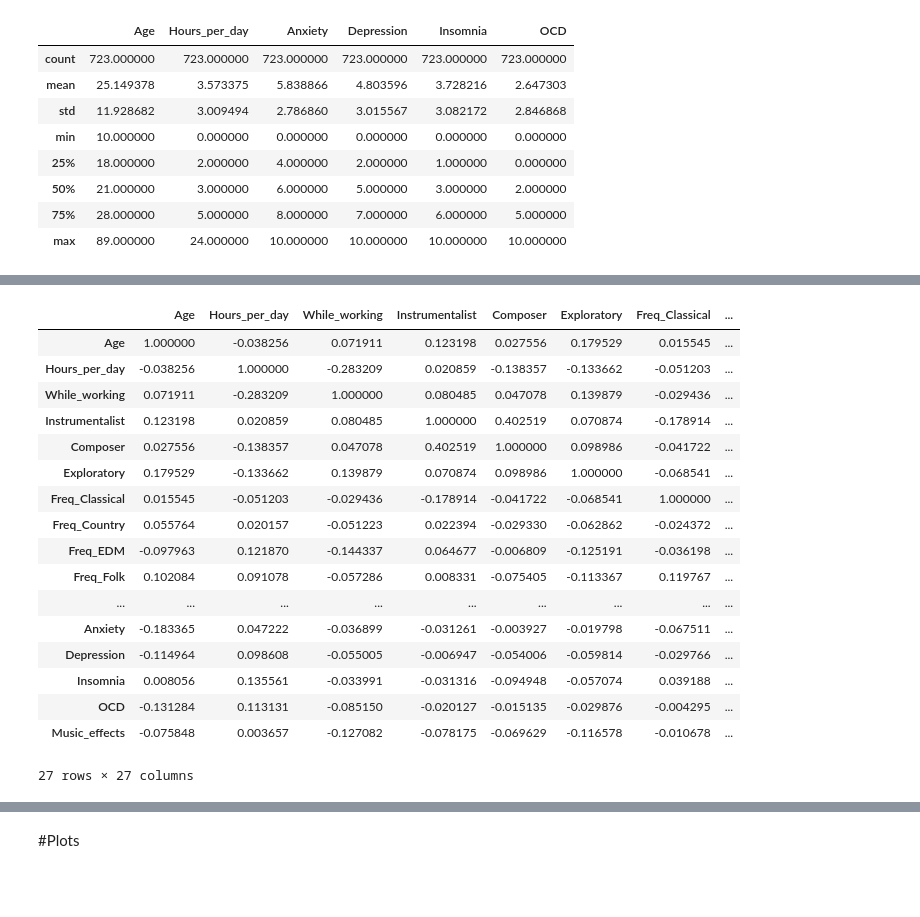
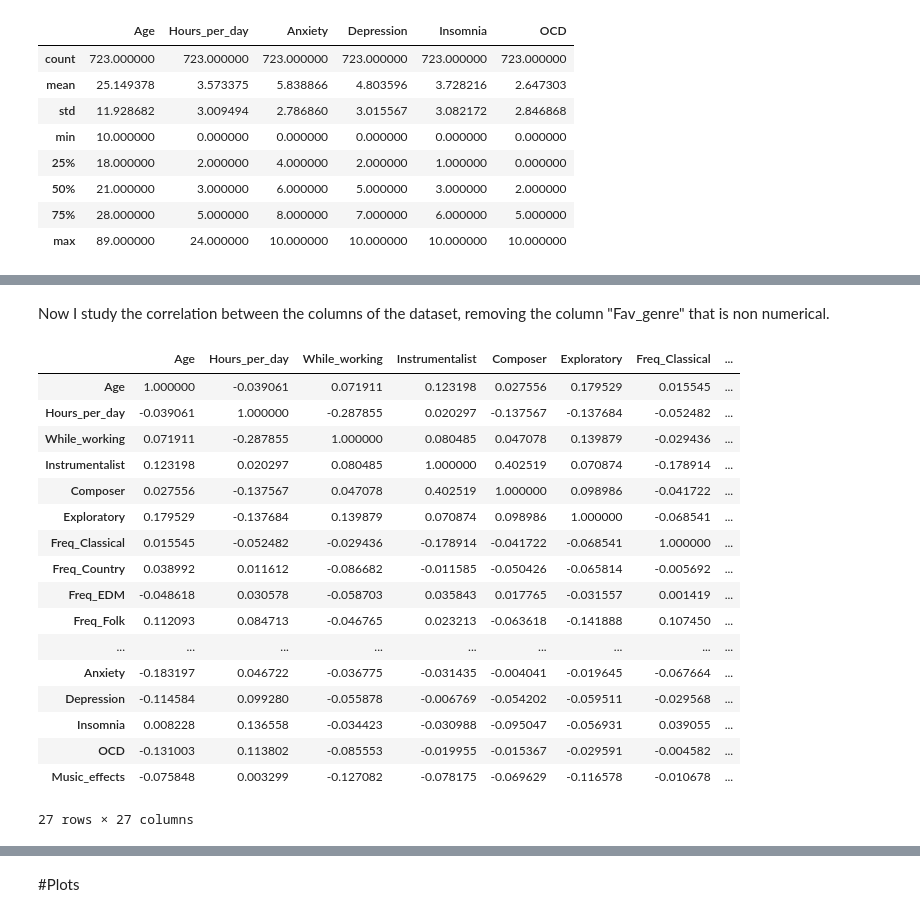
Before and after one commit to alessiasanfelici/Programming-2022-2023, a Jupyter notebook: Project_Programming (1).ipynb, the cells around one changed output, grey strips where cells are left out. Saved outputs shown, nothing was run; the diff lists cells and outputs as text; code cells hidden in the pictures; blank space fills up the shorter version.

Commit message:
Optimization of the esploration of the dataset

```diff
--- a/Project_Programming (1).ipynb
+++ b/Project_Programming (1).ipynb
@@ -213,22 +213,25 @@ memory usage: 163.8+ KB
-# %%
-music_health_df.corr()
-# %% [output]
-|  | Age | Hours_per_day | While_working | Instrumentalist | Composer | Exploratory | Freq_Classical | ... |
-| Age | 1.000000 | -0.038256 | 0.071911 | 0.123198 | 0.027556 | 0.179529 | 0.015545 | ... |
-| Hours_per_day | -0.038256 | 1.000000 | -0.283209 | 0.020859 | -0.138357 | -0.133662 | -0.051203 | ... |
-| While_working | 0.071911 | -0.283209 | 1.000000 | 0.080485 | 0.047078 | 0.139879 | -0.029436 | ... |
-| Instrumentalist | 0.123198 | 0.020859 | 0.080485 | 1.000000 | 0.402519 | 0.070874 | -0.178914 | ... |
-| Composer | 0.027556 | -0.138357 | 0.047078 | 0.402519 | 1.000000 | 0.098986 | -0.041722 | ... |
-| Exploratory | 0.179529 | -0.133662 | 0.139879 | 0.070874 | 0.098986 | 1.000000 | -0.068541 | ... |
-| Freq_Classical | 0.015545 | -0.051203 | -0.029436 | -0.178914 | -0.041722 | -0.068541 | 1.000000 | ... |
-| Freq_Country | 0.055764 | 0.020157 | -0.051223 | 0.022394 | -0.029330 | -0.062862 | -0.024372 | ... |
-| Freq_EDM | -0.097963 | 0.121870 | -0.144337 | 0.064677 | -0.006809 | -0.125191 | -0.036198 | ... |
-| Freq_Folk | 0.102084 | 0.091078 | -0.057286 | 0.008331 | -0.075405 | -0.113367 | 0.119767 | ... |
-| ... | ... | ... | ... | ... | ... | ... | ... | ... |
-| Anxiety | -0.183365 | 0.047222 | -0.036899 | -0.031261 | -0.003927 | -0.019798 | -0.067511 | ... |
-| Depression | -0.114964 | 0.098608 | -0.055005 | -0.006947 | -0.054006 | -0.059814 | -0.029766 | ... |
-| Insomnia | 0.008056 | 0.135561 | -0.033991 | -0.031316 | -0.094948 | -0.057074 | 0.039188 | ... |
-| OCD | -0.131284 | 0.113131 | -0.085150 | -0.020127 | -0.015135 | -0.029876 | -0.004295 | ... |
-| Music_effects | -0.075848 | 0.003657 | -0.127082 | -0.078175 | -0.069629 | -0.116578 | -0.010678 | ... |
-27 rows × 27 columns
+# %% [markdown]
+Now I study the correlation between the columns of the dataset, removing the column "Fav_genre" that is non numerical.
+# %%
+corr_matrix = music_health_df[music_health_df.columns[music_health_df.columns != "Fav_genre"]].corr()
+corr_matrix
+# %% [output]
+|  | Age | Hours_per_day | While_working | Instrumentalist | Composer | Exploratory | Freq_Classical | ... |
+| Age | 1.000000 | -0.039061 | 0.071911 | 0.123198 | 0.027556 | 0.179529 | 0.015545 | ... |
+| Hours_per_day | -0.039061 | 1.000000 | -0.287855 | 0.020297 | -0.137567 | -0.137684 | -0.052482 | ... |
+| While_working | 0.071911 | -0.287855 | 1.000000 | 0.080485 | 0.047078 | 0.139879 | -0.029436 | ... |
+| Instrumentalist | 0.123198 | 0.020297 | 0.080485 | 1.000000 | 0.402519 | 0.070874 | -0.178914 | ... |
+| Composer | 0.027556 | -0.137567 | 0.047078 | 0.402519 | 1.000000 | 0.098986 | -0.041722 | ... |
+| Exploratory | 0.179529 | -0.137684 | 0.139879 | 0.070874 | 0.098986 | 1.000000 | -0.068541 | ... |
+| Freq_Classical | 0.015545 | -0.052482 | -0.029436 | -0.178914 | -0.041722 | -0.068541 | 1.000000 | ... |
+| Freq_Country | 0.038992 | 0.011612 | -0.086682 | -0.011585 | -0.050426 | -0.065814 | -0.005692 | ... |
+| Freq_EDM | -0.048618 | 0.030578 | -0.058703 | 0.035843 | 0.017765 | -0.031557 | 0.001419 | ... |
+| Freq_Folk | 0.112093 | 0.084713 | -0.046765 | 0.023213 | -0.063618 | -0.141888 | 0.107450 | ... |
+| ... | ... | ... | ... | ... | ... | ... | ... | ... |
+| Anxiety | -0.183197 | 0.046722 | -0.036775 | -0.031435 | -0.004041 | -0.019645 | -0.067664 | ... |
+| Depression | -0.114584 | 0.099280 | -0.055878 | -0.006769 | -0.054202 | -0.059511 | -0.029568 | ... |
+| Insomnia | 0.008228 | 0.136558 | -0.034423 | -0.030988 | -0.095047 | -0.056931 | 0.039055 | ... |
+| OCD | -0.131003 | 0.113802 | -0.085553 | -0.019955 | -0.015367 | -0.029591 | -0.004582 | ... |
+| Music_effects | -0.075848 | 0.003299 | -0.127082 | -0.078175 | -0.069629 | -0.116578 | -0.010678 | ... |
+27 rows × 27 columns
 # %%
```
Also changed, not shown: parts of 30 cells of this notebook, 1 other file.
